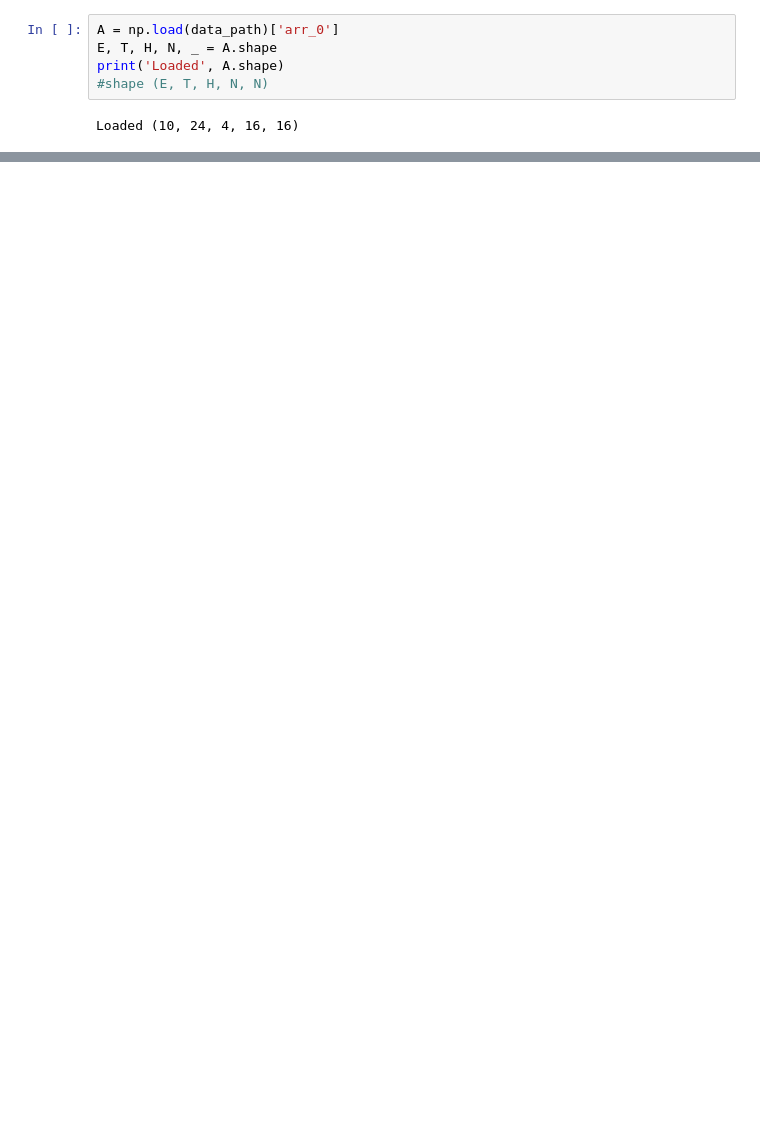
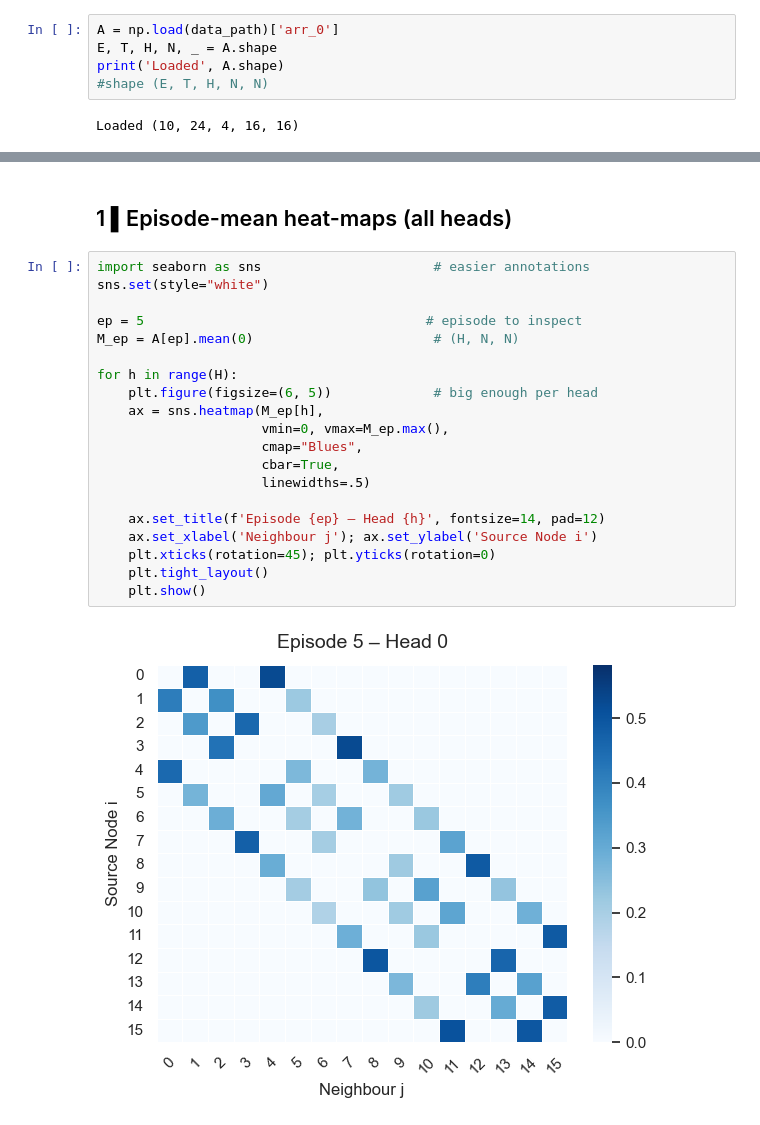
Before and after one commit to wissem18/MacLight, a Jupyter notebook: GAT_attention_analysis.ipynb, the cells around one changed output, grey strips where cells are left out. Cells and saved outputs as stored; diff of their text form; blank space fills up the shorter version.

```diff
--- a/GAT_attention_analysis.ipynb
+++ b/GAT_attention_analysis.ipynb
@@ -42,0 +55,24 @@ plt.legend(); plt.show()
+# %% [markdown]
+## 1 ▌Episode-mean heat-maps (all heads)
+# %%
+import seaborn as sns                      # easier annotations
+sns.set(style="white")
+
+ep = 5                                    # episode to inspect
+M_ep = A[ep].mean(0)                       # (H, N, N)
+
+for h in range(H):
+    plt.figure(figsize=(6, 5))             # big enough per head
+    ax = sns.heatmap(M_ep[h],
+                     vmin=0, vmax=M_ep.max(),
+                     cmap="Blues",
+                     cbar=True,
+                     linewidths=.5)
+
+    ax.set_title(f'Episode {ep} – Head {h}', fontsize=14, pad=12)
+    ax.set_xlabel('Neighbour j'); ax.set_ylabel('Source Node i')
+    plt.xticks(rotation=45); plt.yticks(rotation=0)
+    plt.tight_layout()
+    plt.show()
+# %% [output]
+[figure, added]
```
Also changed, not shown: parts of 19 cells of this notebook.
